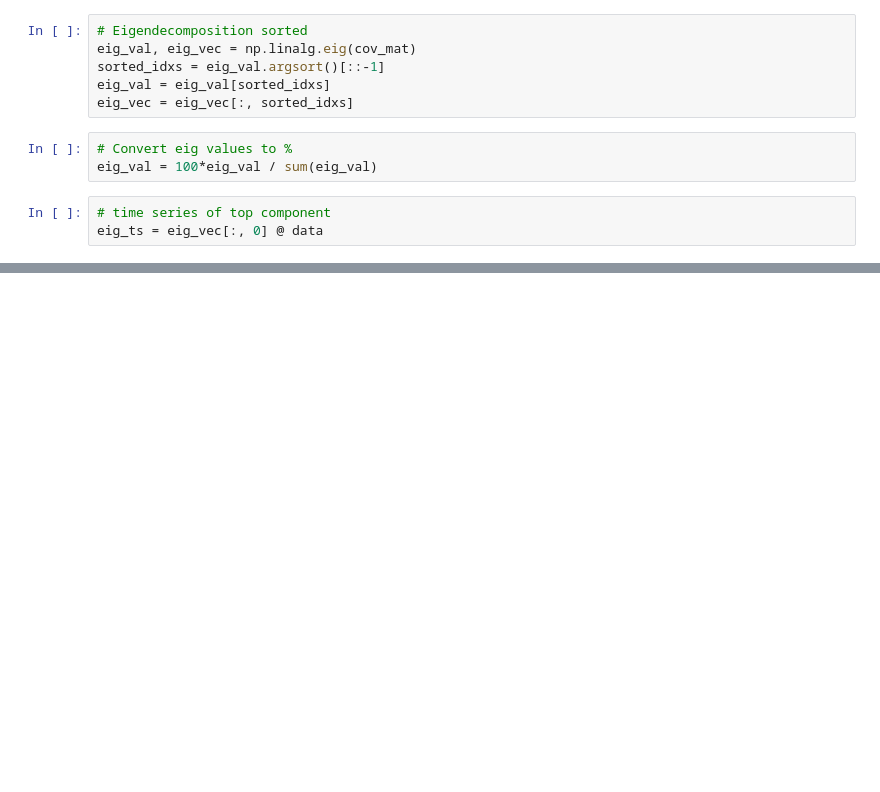
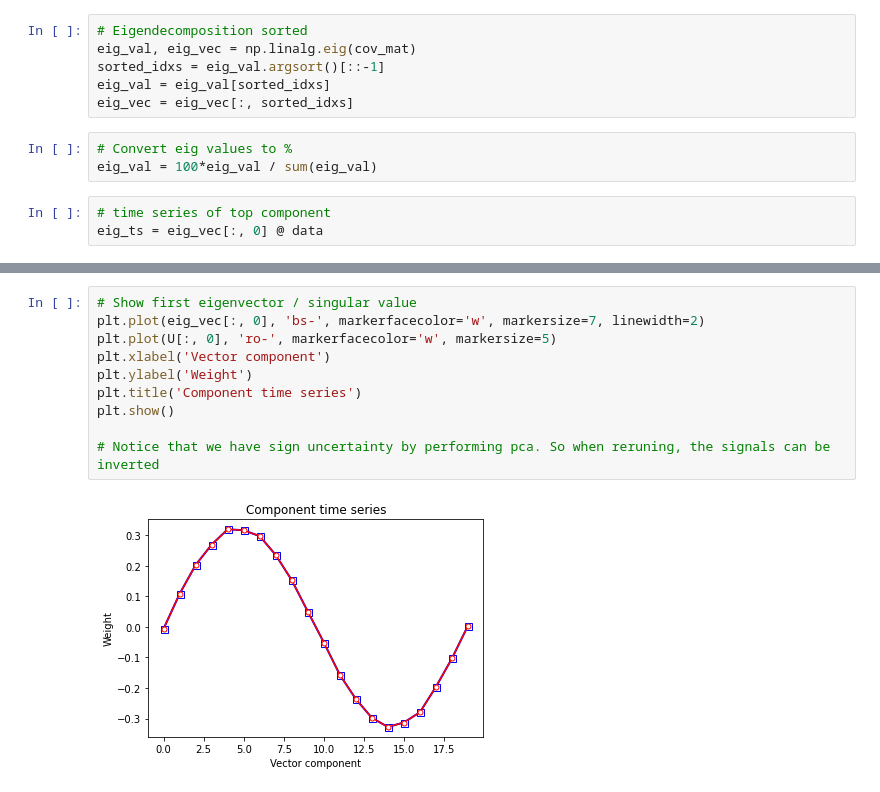
Before and after one commit to chyumin/learning, a Jupyter notebook: pca_neural_data/Section4/31. PCA via SVD and covariance.ipynb, the cells around one changed output, grey strips where cells are left out. Cells and saved outputs as stored; diff of their text form; blank space fills up the shorter version.

```diff
--- a/pca_neural_data/Section4/31. PCA via SVD and covariance.ipynb
+++ b/pca_neural_data/Section4/31. PCA via SVD and covariance.ipynb
@@ -39,0 +56,12 @@ eig_ts = eig_vec[:, 0] @ data
+# %%
+# Show first eigenvector / singular value
+plt.plot(eig_vec[:, 0], 'bs-', markerfacecolor='w', markersize=7, linewidth=2)
+plt.plot(U[:, 0], 'ro-', markerfacecolor='w', markersize=5)
+plt.xlabel('Vector component')
+plt.ylabel('Weight')
+plt.title('Component time series')
+plt.show()
+
+# Notice that we have sign uncertainty by performing pca. So when reruning, the signals can be inverted
+# %% [output]
+[figure, added]
```
Also changed, not shown: parts of 5 cells of this notebook.
